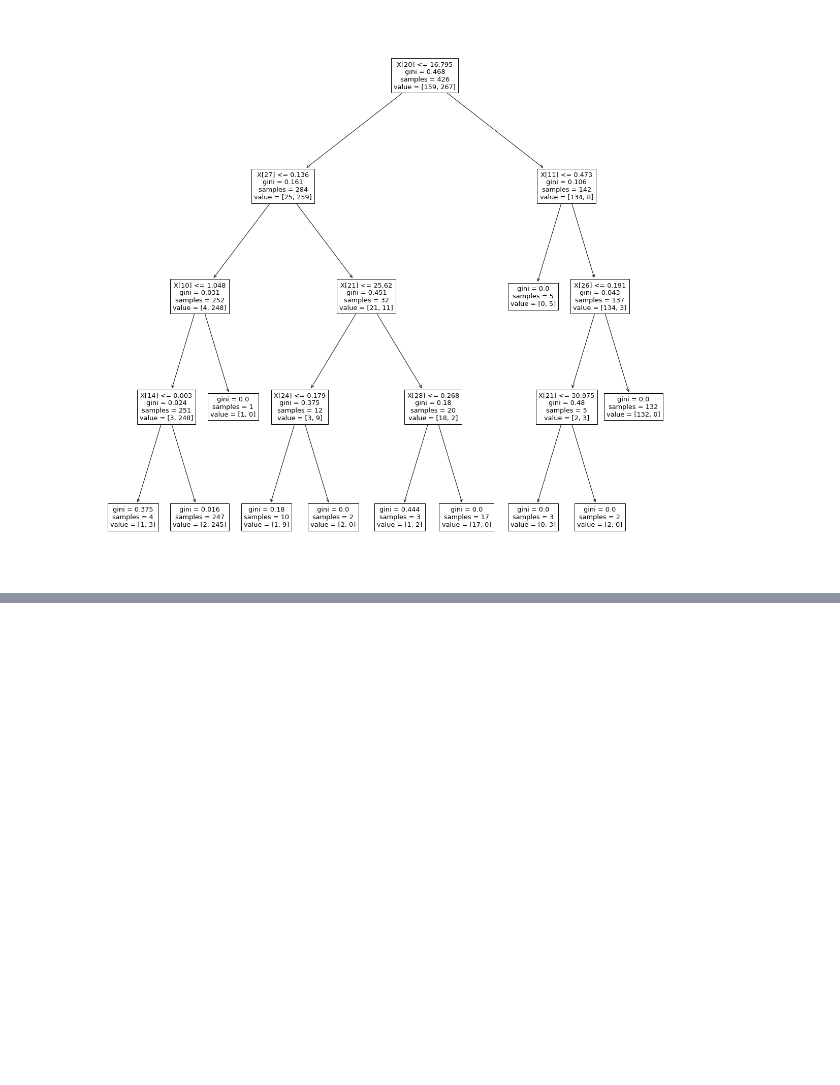
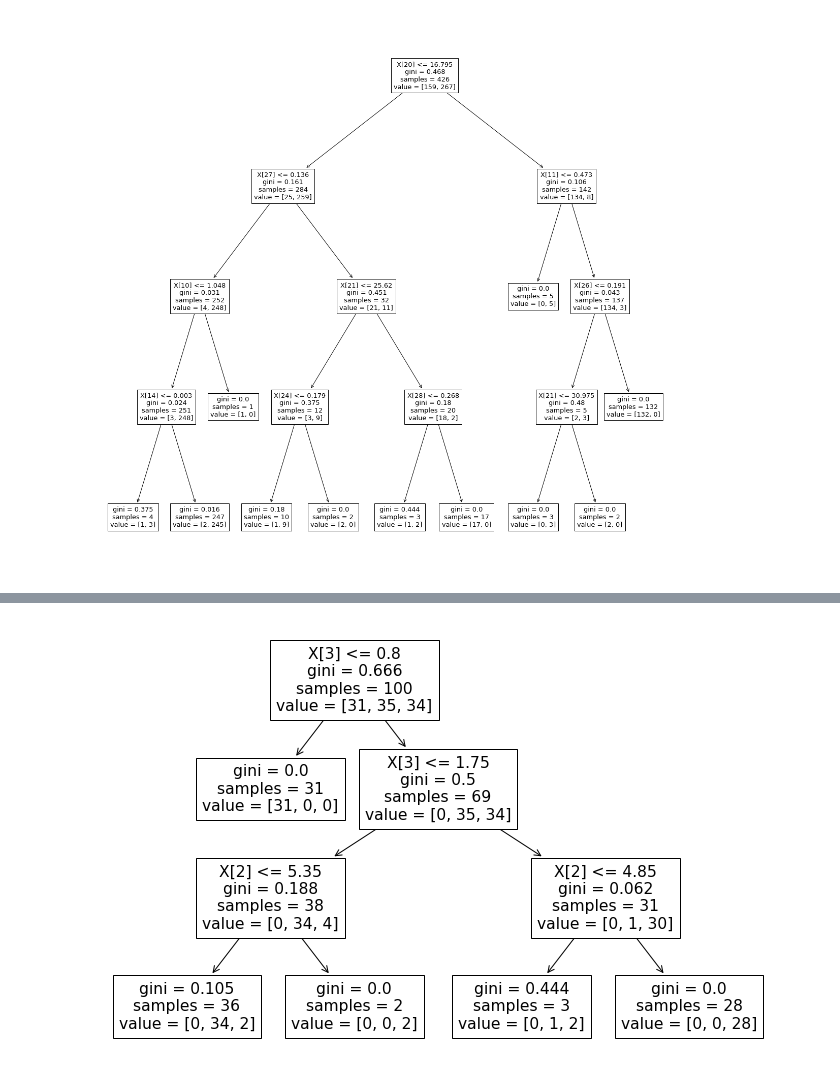
Before and after one commit to iceman011/tutorials, a Jupyter notebook: decision_tree_learning/basic_decision_tree.ipynb, the cells around one changed output, grey strips where cells are left out. Drawn from its saved outputs; the diff is of its cells as text; code cells hidden in the pictures; blank space fills up the shorter version.

```diff
--- a/decision_tree_learning/basic_decision_tree.ipynb
+++ b/decision_tree_learning/basic_decision_tree.ipynb
@@ -154,3 +154,96 @@ tree.plot_tree(gini_tree)
 plt.show()
 # %% [output]
 [figure]
+# %%
+# Commented out IPython magic to ensure Python compatibility.
+import numpy as np
+import pandas as pd
+import matplotlib.pyplot as plt
+import seaborn as sns
+
+from sklearn import tree
+
+# %matplotlib inline
+
+"""**Read Iris Dataset**"""
+
+data = pd.read_csv('Iris.csv')
+data
+
+data.shape
+
+"""**Define Colunms**"""
+
+col_names = ['id', 'sepal_length', 'sepal_width', 'petal_length', 'petal_width', 'species']
+
+
+data.columns = col_names
+
+col_names
+
+"""**Drop Id Column**"""
+
+data = data.drop(['id'], axis=1)
+
+data.head()
+
+data.info()
+
+"""**Checking the  target categorical counts**"""
+
+data['species'].value_counts()
+
+"""**Check missing values in variables**"""
+
+data.isnull().sum()
+
+target_col = ['species']
+
+X = data.drop(['species'], axis=1)
+
+y = data['species']
+
+"""**Split dataset into train and test**"""
+
+from sklearn.model_selection import train_test_split
+
+X_train, X_test, y_train, y_test = train_test_split(X, y, test_size = 0.33, random_state = 42)
+
+"""**Check datatypes**"""
+
+X_train.dtypes
+
+"""**Decision Tree Classification based on Gini index criterion**"""
+
+from sklearn.tree import DecisionTreeClassifier
+
+clf_gini = DecisionTreeClassifier(criterion='gini', max_depth=3, random_state=0)
+clf_gini.fit(X_train, y_train)
+
+y_pred_gini = clf_gini.predict(X_test)
+y_pred_gini
+
+"""**Check accurcy of model**"""
+
+from sklearn.metrics import accuracy_score
+
+print('Model accuracy score with criterion gini index: {0:0.4f}'. format(accuracy_score(y_test, y_pred_gini)))# y_pred_gini are the predicted class labels in the test-set.
+
+#Compare the train-set and test-set accuracy
+y_pred_train_gini = clf_gini.predict(X_train)
+
+y_pred_train_gini
+
+print('Training-set accuracy score: {0:0.4f}'. format(accuracy_score(y_train, y_pred_train_gini)))
+
+#Check for overfitting and underfitting
+
+print('Training set score: {:.4f}'.format(clf_gini.score(X_train, y_train)))
+
+print('Test set score: {:.4f}'.format(clf_gini.score(X_test, y_test)))
+
+"""**Pictorial representation of Decision Tree**"""
+
+plt.figure(figsize=(12,8))
+tree.plot_tree(clf_gini.fit(X_train, y_train))
+# %% [output]
@@ -156,0 +275 @@ plt.show()
+[figure, added]
```
Also changed, not shown: parts of 2 cells of this notebook.
